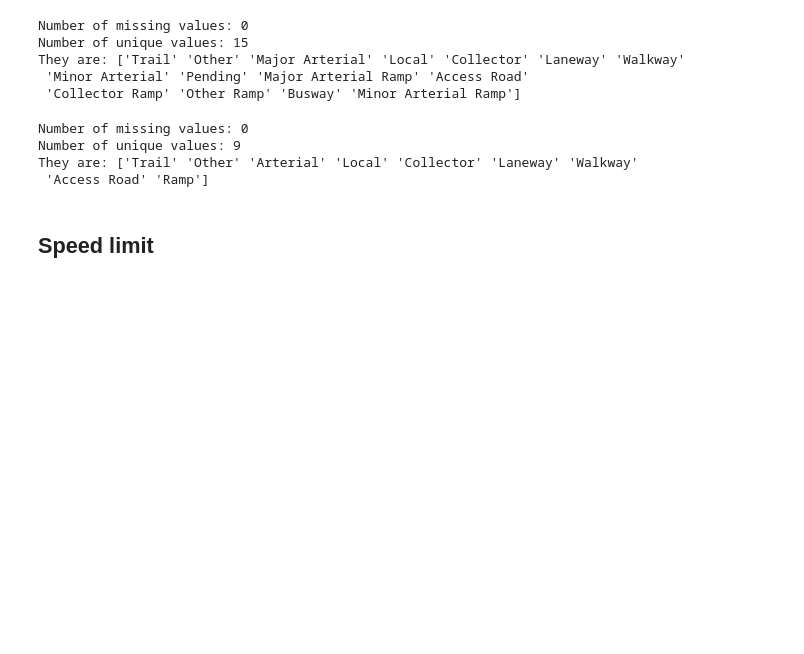
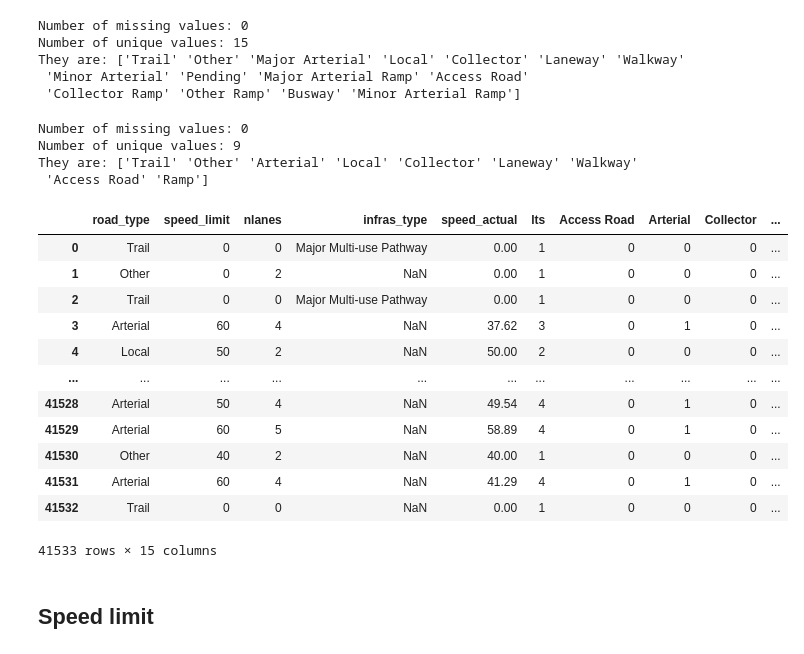
Before and after one commit to lin-bo/AutoLTS, a Jupyter notebook: ML_clf.ipynb, the cells around one changed output. Drawn from its saved outputs; the diff is of its cells as text; code cells hidden in the pictures; blank space fills up the shorter version.

```diff
--- a/ML_clf.ipynb
+++ b/ML_clf.ipynb
@@ -87,6 +198,22 @@ They are: ['Trail' 'Other' 'Arterial' 'Local' 'Collector' 'Laneway' 'Walkway'
 # %%
 # one-hot-encoding
 df = pd.concat([df, pd.get_dummies(df['road_type'])], axis=1)
+# %%
+df
+# %% [output]
+|  | road_type | speed_limit | nlanes | infras_type | speed_actual | lts | Access Road | Arterial | Collector | ... |
+| 0 | Trail | 0 | 0 | Major Multi-use Pathway | 0.00 | 1 | 0 | 0 | 0 | ... |
+| 1 | Other | 0 | 2 | NaN | 0.00 | 1 | 0 | 0 | 0 | ... |
+| 2 | Trail | 0 | 0 | Major Multi-use Pathway | 0.00 | 1 | 0 | 0 | 0 | ... |
+| 3 | Arterial | 60 | 4 | NaN | 37.62 | 3 | 0 | 1 | 0 | ... |
+| 4 | Local | 50 | 2 | NaN | 50.00 | 2 | 0 | 0 | 0 | ... |
+| ... | ... | ... | ... | ... | ... | ... | ... | ... | ... | ... |
+| 41528 | Arterial | 50 | 4 | NaN | 49.54 | 4 | 0 | 1 | 0 | ... |
+| 41529 | Arterial | 60 | 5 | NaN | 58.89 | 4 | 0 | 1 | 0 | ... |
+| 41530 | Other | 40 | 2 | NaN | 40.00 | 1 | 0 | 0 | 0 | ... |
+| 41531 | Arterial | 60 | 4 | NaN | 41.29 | 4 | 0 | 1 | 0 | ... |
+| 41532 | Trail | 0 | 0 | NaN | 0.00 | 1 | 0 | 0 | 0 | ... |
+41533 rows × 15 columns
 # %% [markdown]
 ## Speed limit
 # %%
```
Also changed, not shown: parts of 31 cells of this notebook, 5 other files.
